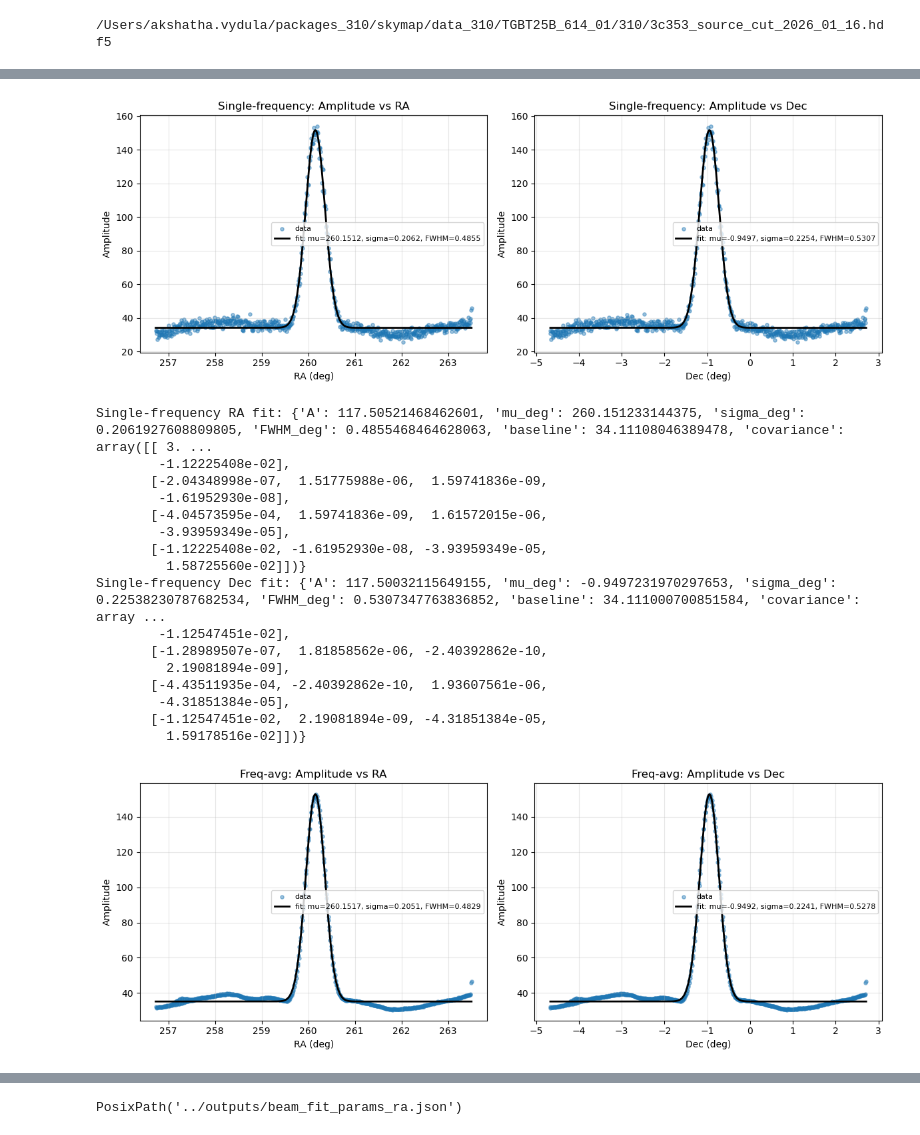
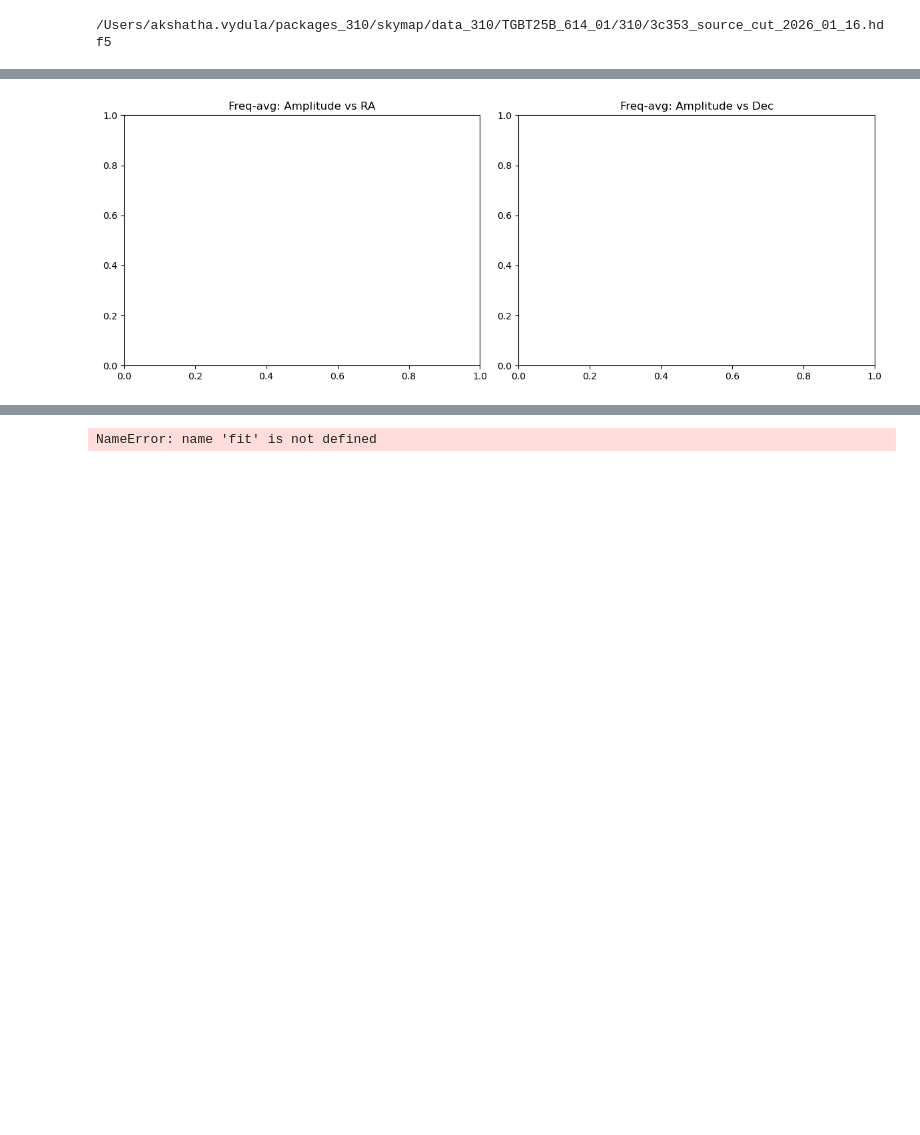
Before and after one commit to akvydula/skymap, a Jupyter notebook: notebooks/pointing_offset.ipynb, the cells around one changed output, grey strips where cells are left out. Drawn from its saved outputs; the diff is of its cells as text; code cells hidden in the pictures; blank space fills up the shorter version.

```diff
--- a/notebooks/pointing_offset.ipynb
+++ b/notebooks/pointing_offset.ipynb
@@ -36,5 +38,5 @@ print(source_cut_file)
 
 scan_obs = io.read_obs_hdf5(source_cut_file)
 # %%
-pointing_data = io.get_pointing_data(datadir+'/Antenna/', start_time, end_time)
+pointing_data = io.get_pointing_data(str(datadir)+'/Antenna/', start_time, end_time)
 # %% [output]
@@ -86,13 +143,25 @@ import matplotlib.dates as mdates
 t_et = mjd_utc_to_et(pointing_data.dmjd)
 
 plt.figure()
-plt.plot(t_et, pointing_data.dec, 'o')
+plt.subplot(2,1,1)
+plt.plot(t_et, pointing_data.az, 'o', label='az')
 ax = plt.gca()
 ax.xaxis.set_major_formatter(mdates.DateFormatter('%Y-%m-%d %H:%M', tz=t_et.flat[0].tzinfo))
 ax.xaxis.set_major_locator(mdates.AutoDateLocator())
 plt.xticks(rotation=45)
 plt.xlabel('Time (ET)')
-plt.ylabel('Dec')
+plt.ylabel('AZ')
+plt.legend()
+
+plt.subplot(2,1,2)
+plt.plot(t_et, pointing_data.el, '*', label='el')
+ax = plt.gca()
+ax.xaxis.set_major_formatter(mdates.DateFormatter('%Y-%m-%d %H:%M', tz=t_et.flat[0].tzinfo))
+ax.xaxis.set_major_locator(mdates.AutoDateLocator())
+plt.xticks(rotation=45)
+plt.xlabel('Time (ET)')
+plt.ylabel('EL')
+plt.legend()
 plt.tight_layout()
 plt.show()
 # %% [output]
@@ -237,71 +689,37 @@ def fit_axis_beam(x, y, x_name="x", ax=None):
 
     return {
         "A": float(A),
         "mu_deg": float(mu),
         "sigma_deg": float(sigma),
         "FWHM_deg": float(fwhm),
         "baseline": float(b),
         "covariance": pcov,
     }
 
 # ----------------------------
 # INPUTS
 # ----------------------------
 pol = "AB_"
 source = "3C353"   # optional, only for plotting source RA/Dec
-arr2d = scan_obs_pointing.calibrated_spec_mean.__getattribute__(pol)  # shape: (n_pointing, n_freq)
+arr2d = scan_obs_pointing.calibrated_spec_mean.__getattribute__(pol)  # timing-corrected spectrum cadence
 
-# ----------------------------
-# 1) SINGLE-FREQUENCY amplitude
-# ----------------------------
-freq_idx = 100
-amp_single = np.asarray(arr2d[:, freq_idx], dtype=float)
 
-ra = np.asarray(scan_obs_pointing.ra, dtype=float)
-dec = np.asarray(scan_obs_pointing.dec, dtype=float)
-
-fig, axs = plt.subplots(1, 2, figsize=(12, 4.5))
-fit_ra_single = fit_axis_beam(ra, amp_single, x_name="RA", ax=axs[0])
-fit_dec_single = fit_axis_beam(dec, amp_single, x_name="Dec", ax=axs[1])
-axs[0].set_title("Single-frequency: Amplitude vs RA")
-axs[1].set_title("Single-frequency: Amplitude vs Dec")
-plt.tight_layout()
-plt.show()
-
-print("Single-frequency RA fit:", fit_ra_single)
-print("Single-frequency Dec fit:", fit_dec_single)
 
 # ----------------------------
 # 2) FREQUENCY-AVERAGED amplitude (like plot_freq_avg_vs_pointing)
 # ----------------------------
 amp_avg = np.nanmean(np.asarray(arr2d, dtype=float), axis=1)
 
 fig, axs = plt.subplots(1, 2, figsize=(12, 4.5))
-fit_ra_avg = fit_axis_beam(ra, amp_avg, x_name="RA", ax=axs[0])
-fit_dec_avg = fit_axis_beam(dec, amp_avg, x_name="Dec", ax=axs[1])
+# fit_ra_avg = fit_axis_beam(ra, amp_avg, x_name="RA", ax=axs[0])
+# fit_dec_avg = fit_axis_beam(dec, amp_avg, x_name="Dec", ax=axs[1])
 axs[0].set_title("Freq-avg: Amplitude vs RA")
 axs[1].set_title("Freq-avg: Amplitude vs Dec")
 plt.tight_layout()
+plt.savefig(f'{figdir}/beam_fit_tip_scan.pdf')
 plt.show()
 
-print("Freq-avg RA fit:", fit_ra_avg)
-print("Freq-avg Dec fit:", fit_dec_avg)
+# print("Freq-avg RA fit:", fit_ra_avg)
+# print("Freq-avg Dec fit:", fit_dec_avg)
 # %% [output]
-[figure, old version]
+[figure, new version]
-Single-frequency RA fit: {'A': 117.50521468462601, 'mu_deg': 260.151233144375, 'sigma_deg': 0.2061927608809805, 'FWHM_deg': 0.4855468464628063, 'baseline': 34.11108046389478, 'covariance': array([[ 3. ...
-        -1.12225408e-02],
-       [-2.04348998e-07,  1.51775988e-06,  1.59741836e-09,
-        -1.61952930e-08],
-       [-4.04573595e-04,  1.59741836e-09,  1.61572015e-06,
-        -3.93959349e-05],
-       [-1.12225408e-02, -1.61952930e-08, -3.93959349e-05,
-         1.58725560e-02]])}
-Single-frequency Dec fit: {'A': 117.50032115649155, 'mu_deg': -0.9497231970297653, 'sigma_deg': 0.22538230787682534, 'FWHM_deg': 0.5307347763836852, 'baseline': 34.111000700851584, 'covariance': array ...
-        -1.12547451e-02],
-       [-1.28989507e-07,  1.81858562e-06, -2.40392862e-10,
-         2.19081894e-09],
-       [-4.43511935e-04, -2.40392862e-10,  1.93607561e-06,
-        -4.31851384e-05],
-       [-1.12547451e-02,  2.19081894e-09, -4.31851384e-05,
-         1.59178516e-02]])}
-[figure, removed]
@@ -324,4 +726,4 @@ Freq-avg Dec fit: {'A': 117.613239976705, 'mu_deg': -0.9491615018574708, 'sigma_
 # %%
-Beam.save_beam_fit(fit_ra_single, Path("../outputs/beam_fit_params_ra.json"))
+Beam.save_beam_fit(fit, Path("../outputs/beam_fit_params_ra.json"))
 # %% [output]
-PosixPath('../outputs/beam_fit_params_ra.json')
+NameError: name 'fit' is not defined
```
Also changed, not shown: parts of 29 cells of this notebook, 39 other files.
